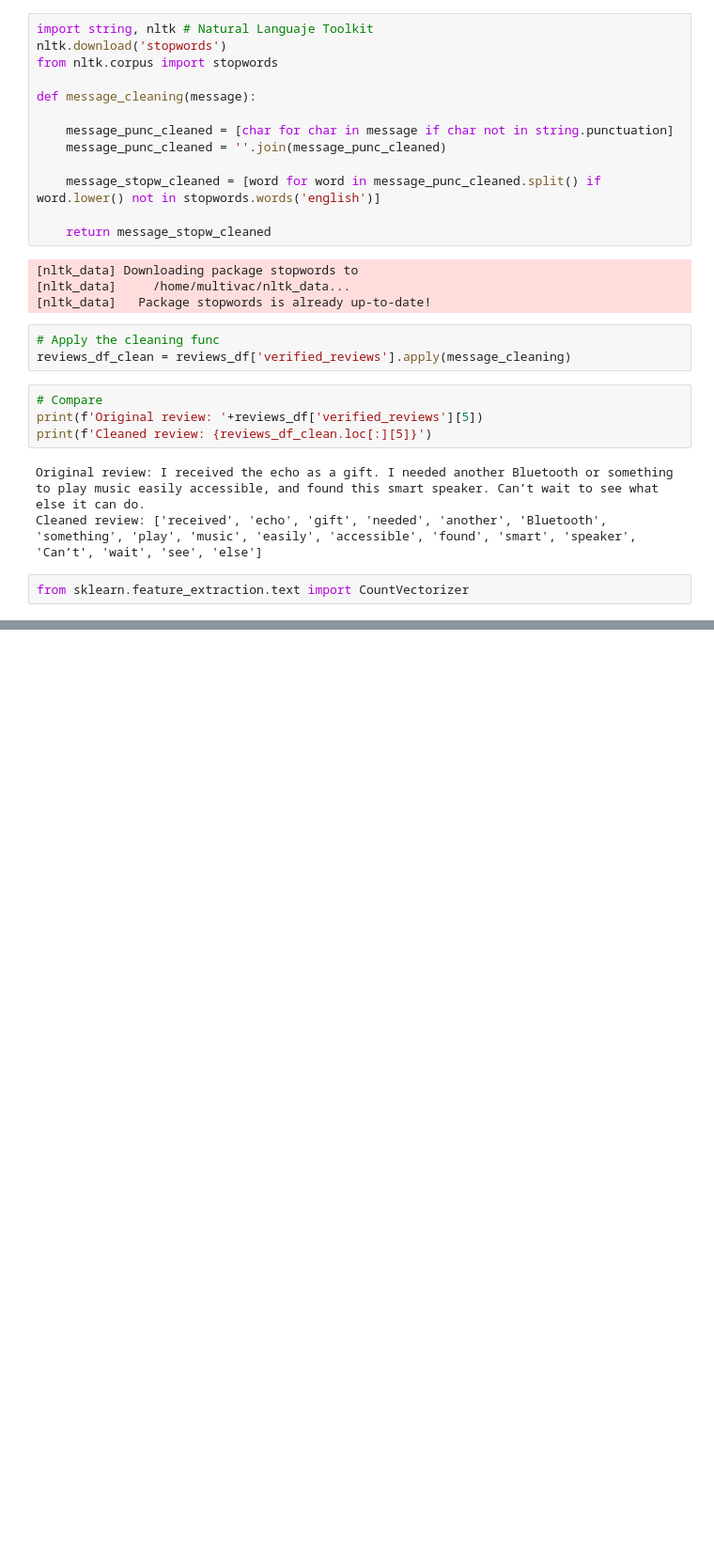
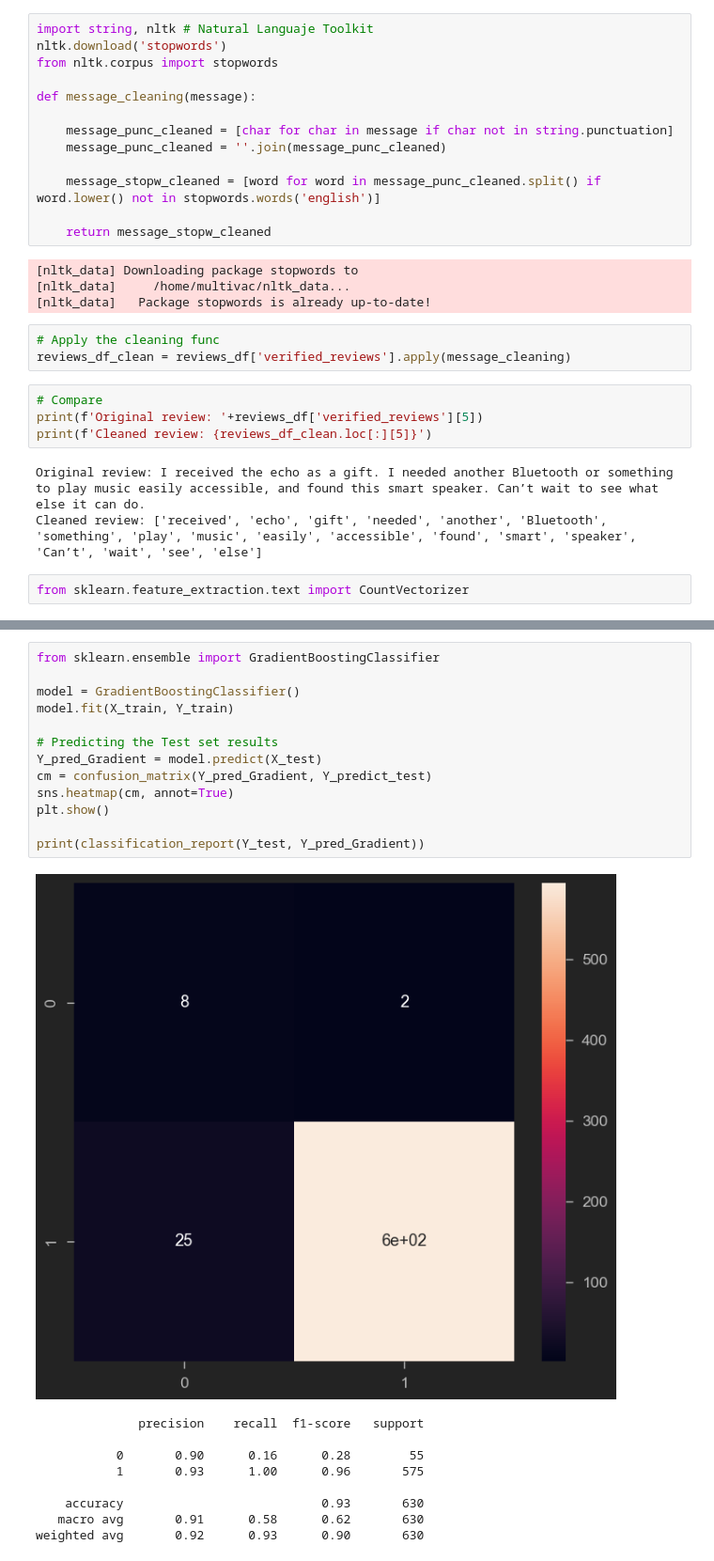
Before and after one commit to andgaspez/nlp, a Jupyter notebook: sentiment_analysis.ipynb, the cells around one changed output, grey strips where cells are left out. Shown at 94% size. Cells and saved outputs as stored; diff of their text form; blank space fills up the shorter version.

```diff
--- a/sentiment_analysis.ipynb
+++ b/sentiment_analysis.ipynb
@@ -185,0 +283,23 @@ reviews_countvectorizer = vectorizer.fit_transform(reviews_df['verified_reviews'
+# %%
+from sklearn.ensemble import GradientBoostingClassifier
+
+model = GradientBoostingClassifier()
+model.fit(X_train, Y_train)
+
+# Predicting the Test set results
+Y_pred_Gradient = model.predict(X_test)
+cm = confusion_matrix(Y_pred_Gradient, Y_predict_test)
+sns.heatmap(cm, annot=True)
+plt.show()
+
+print(classification_report(Y_test, Y_pred_Gradient))
+# %% [output]
+[figure, added]
+              precision    recall  f1-score   support
+
+           0       0.90      0.16      0.28        55
+           1       0.93      1.00      0.96       575
+
+    accuracy                           0.93       630
+   macro avg       0.91      0.58      0.62       630
+weighted avg       0.92      0.93      0.90       630
```
Also changed, not shown: parts of 17 cells of this notebook.
